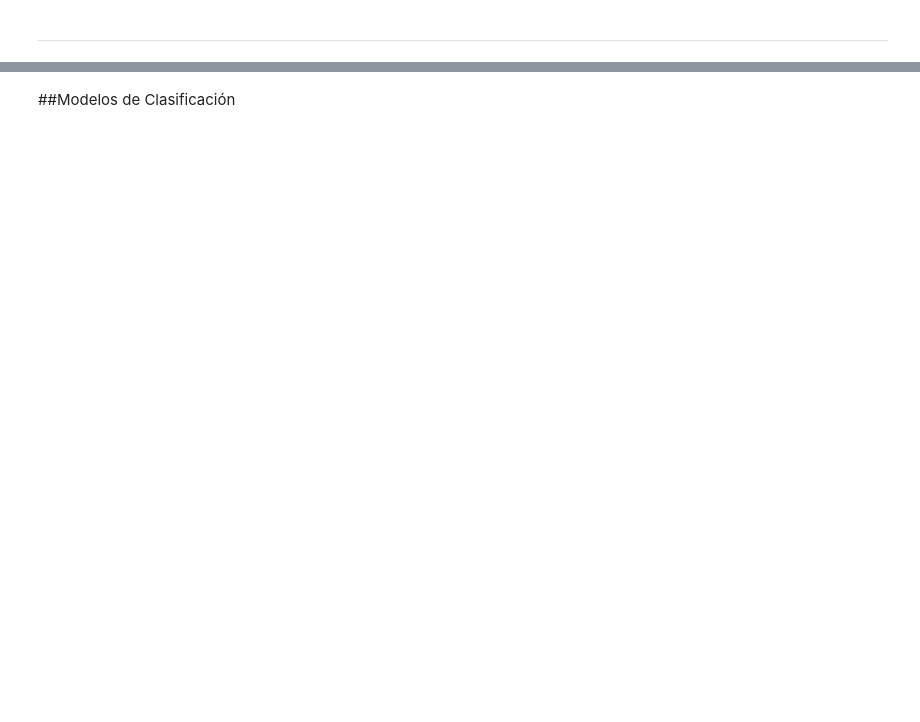
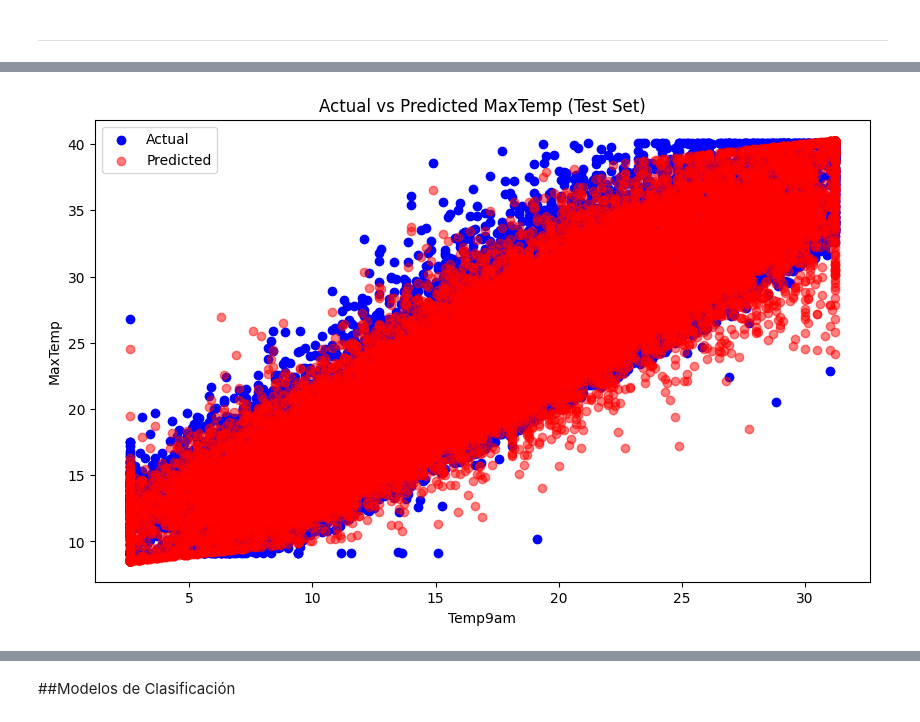
Before and after one commit to elnames/Informe-tecnico-Drowght-watch, a Jupyter notebook: Informe_Técnico_Drought_Watch.ipynb, the cells around one changed output, grey strips where cells are left out. Drawn from its saved outputs; the diff is of its cells as text; code cells hidden in the pictures; blank space fills up the shorter version.

```diff
--- a/Informe_Técnico_Drought_Watch.ipynb
+++ b/Informe_Técnico_Drought_Watch.ipynb
@@ -836,0 +1041,92 @@ Los modelos de regresión lineal simple muestran relaciones fuertes entre las va
+# %%
+# Importar bibliotecas necesarias
+import numpy as np
+import pandas as pd
+from sklearn.linear_model import LinearRegression
+from sklearn.model_selection import train_test_split, cross_val_score
+from sklearn.metrics import mean_squared_error, r2_score
+import matplotlib.pyplot as plt
+import seaborn as sns
+
+# Definir variables
+X = dwn_imputed[['Temp9am', 'Temp3pm']].values
+y = dwn_imputed['MaxTemp'].values
+
+# División de los datos en conjuntos de entrenamiento y prueba
+X_train, X_test, y_train, y_test = train_test_split(X, y, test_size=0.2, random_state=42)
+
+# Modelo de Regresión Lineal
+lr_model = LinearRegression()
+lr_model.fit(X_train, y_train)
+
+# Predicciones
+y_train_pred = lr_model.predict(X_train)
+y_test_pred = lr_model.predict(X_test)
+
+# Métricas para el conjunto de entrenamiento
+train_rmse = mean_squared_error(y_train, y_train_pred, squared=False)
+train_r2 = r2_score(y_train, y_train_pred)
+
+# Métricas para el conjunto de prueba
+test_rmse = mean_squared_error(y_test, y_test_pred, squared=False)
+test_r2 = r2_score(y_test, y_test_pred)
+
+# Validación cruzada
+cv_scores = cross_val_score(lr_model, X, y, cv=5, scoring='neg_root_mean_squared_error')
+mean_cv_rmse = -np.mean(cv_scores)
+std_cv_rmse = np.std(cv_scores)
+
+print("Regresión Lineal Múltiple")
+print(f"Training RMSE: {train_rmse}")
+print(f"Training R^2: {train_r2}")
+print(f"Testing RMSE: {test_rmse}")
+print(f"Testing R^2: {test_r2}")
+print(f"Cross-Validation RMSE: {cv_scores}")
+print(f"Mean CV RMSE: {mean_cv_rmse}")
+print(f"Standard Deviation CV RMSE: {std_cv_rmse}")
+
+# Gráfico de dispersión
+plt.figure(figsize=(10, 6))
+plt.scatter(X_test[:, 0], y_test, color='blue', label='Actual')
+plt.scatter(X_test[:, 0], y_test_pred, color='red', label='Predicted', alpha=0.5)
+plt.xlabel('Temp9am')
+plt.ylabel('MaxTemp')
+plt.title('Actual vs Predicted MaxTemp (Test Set)')
+plt.legend()
+plt.show()
+
+# Gráfico de regresión con Temp9am y Temp3pm
+plt.figure(figsize=(10, 6))
+plt.scatter(X_train[:, 0], y_train, color='blue', alpha=0.5, label='Training data')
+plt.scatter(X_test[:, 0], y_test, color='green', alpha=0.5, label='Test data')
+plt.plot(X_test[:, 0], y_test_pred, color='red', linewidth=2, label='Predicted')
+plt.xlabel('Temp9am')
+plt.ylabel('MaxTemp')
+plt.title('Temp9am vs MaxTemp')
+plt.legend()
+plt.show()
+
+plt.figure(figsize=(10, 6))
+plt.scatter(X_train[:, 1], y_train, color='blue', alpha=0.5, label='Training data')
+plt.scatter(X_test[:, 1], y_test, color='green', alpha=0.5, label='Test data')
+plt.plot(X_test[:, 1], y_test_pred, color='red', linewidth=2, label='Predicted')
+plt.xlabel('Temp3pm')
+plt.ylabel('MaxTemp')
+plt.title('Temp3pm vs MaxTemp')
+plt.legend()
+plt.show()
+
+# Gráfico de residuales
+residuals = y_test - y_test_pred
+plt.figure(figsize=(10, 6))
+sns.histplot(residuals, kde=True, color='purple')
+plt.title('Distribución de los Residuales')
+plt.xlabel('Residuals')
+plt.ylabel('Frequency')
+plt.show()
+
+# Matriz de dispersión
+sns.pairplot(dwn_imputed[['Temp9am', 'Temp3pm', 'MaxTemp']])
+plt.suptitle('Matriz de Dispersión de Variables Involucradas', y=1.02)
+plt.show()
+# %% [output]
@@ -836,0 +1141 @@ Los modelos de regresión lineal simple muestran relaciones fuertes entre las va
+[figure, added]
```
Also changed, not shown: parts of 67 cells of this notebook.
